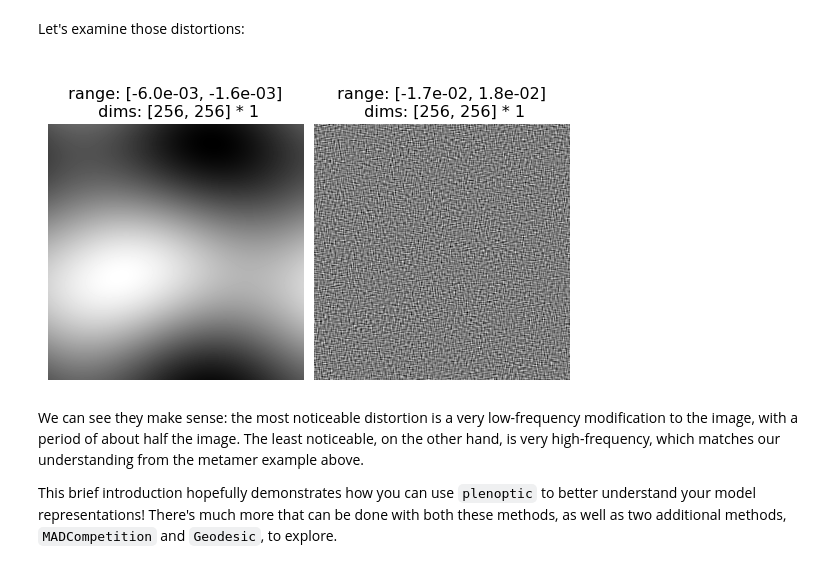
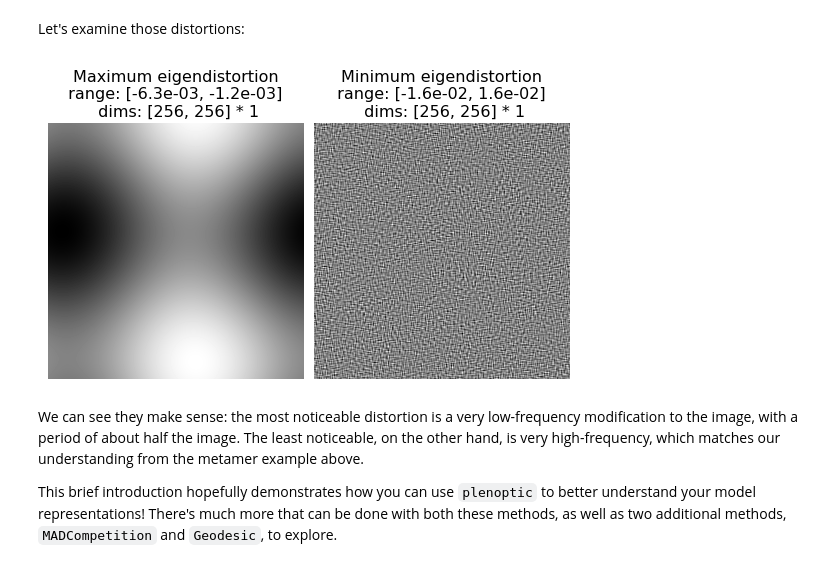
Before and after one commit to billbrod/synthesis-examples, a Jupyter notebook: simple_example.ipynb, the cells around one changed output. Saved outputs shown, nothing was run; the diff lists cells and outputs as text; code cells hidden in the pictures.

Commit message:
adds images, reruns simple example

```diff
--- a/simple_example.ipynb
+++ b/simple_example.ipynb
@@ -15,7 +12,7 @@ The autoreload extension is already loaded. To reload it, use:
 To get started, let's create our model (a simple one-channel large Gaussian) and our target image.
 # %%
 model = "Gaussian"
-im = po.tools.load_images('plenoptic/data/256/einstein.pgm')
+im = po.tools.load_images('data/einstein.pgm')
 # %% [markdown]
 To show how easy it is to construct a plenoptic-compliant model, we're going to go ahead and create the model here:
 # %%
@@ -108,7 +108,7 @@ It may seem strange that the synthesized image looks like it has high-frequency
 
 We can see this more dramatically by initializing our metamer synthesis with a different image. By default, we initialize with a patch of white noise, but we can initialize with any image of the same size. Let's try with  a different natural image, a picture of Marie Curie.
 # %%
-curie = po.load_images('plenoptic/data/256/curie.pgm')
+curie = po.load_images('data/curie.pgm')
 po.imshow([curie]);
 # %% [output]
 [figure]
@@ -143,9 +153,10 @@ Initializing Eigendistortion -- Input dim: 65536 | Output dim: 65536
 # %% [markdown]
 Let's examine those distortions:
 # %%
-po.imshow(eig.synthesized_signal, title=['Maximum eigendistortion', 'Minimum eigendistortion']);
+po.imshow(eig.synthesized_signal, title=['Maximum eigendistortion',
+                                         'Minimum eigendistortion']);
 # %% [output]
-[figure, old version]
+[figure, new version]
 # %% [markdown]
 We can see they make sense: the most noticeable distortion is a very low-frequency modification to the image, with a period of about half the image. The least noticeable, on the other hand, is very high-frequency, which matches our understanding from the metamer example above.
 
```
Also changed, not shown: parts of 8 cells of this notebook, 2 other files.
